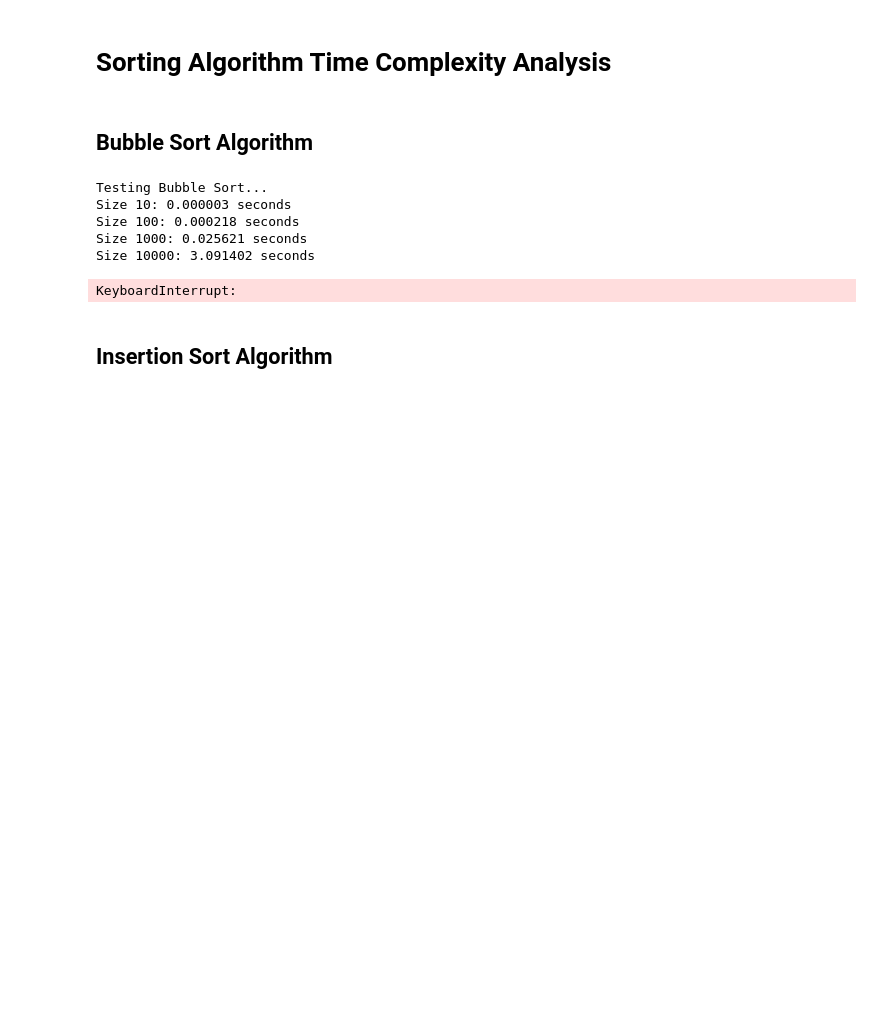
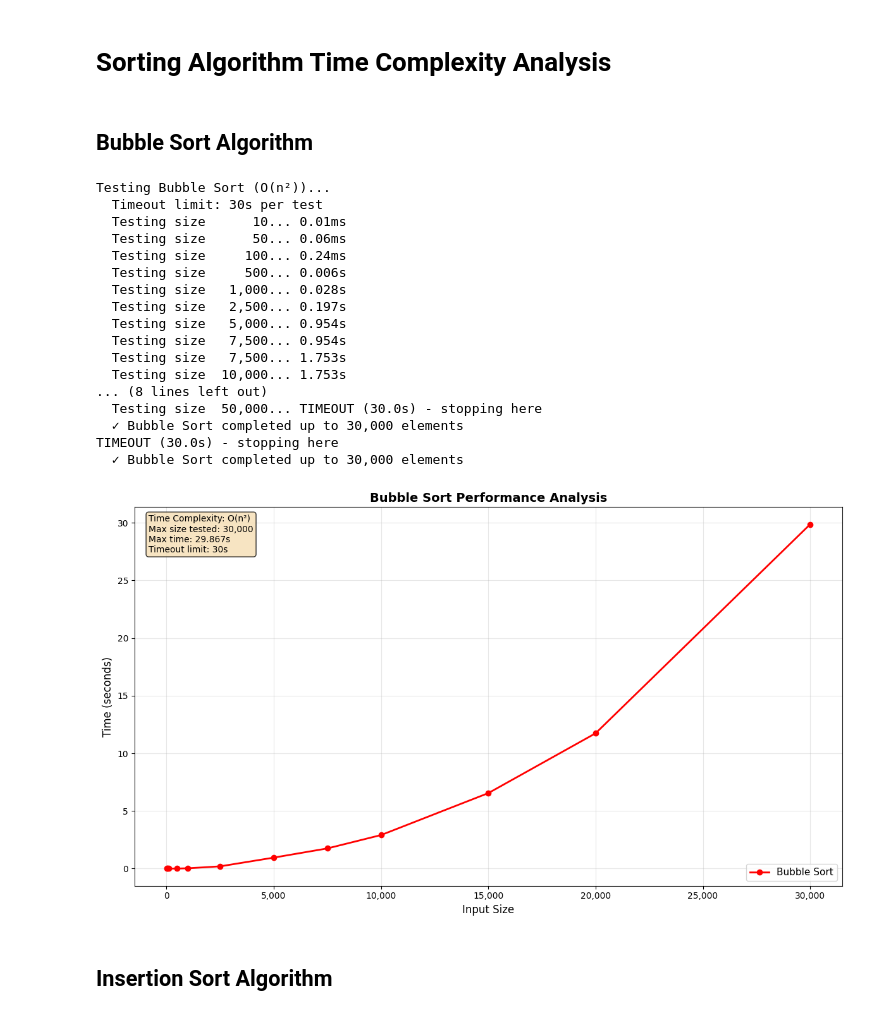
Before and after one commit to aryamaddel/DAA-college-work, a Jupyter notebook: sorting_algorithm_analysis.ipynb, the cells around one changed output. Saved outputs shown, nothing was run; the diff lists cells and outputs as text; code cells hidden in the pictures; blank space fills up the shorter version.

Commit message:
Implement code changes to enhance functionality and improve performance

```diff
--- a/sorting_algorithm_analysis.ipynb
+++ b/sorting_algorithm_analysis.ipynb
@@ -32,18 +118,25 @@ def bubble_sort(arr):
             if arr[j] > arr[j + 1]:
                 arr[j], arr[j + 1] = arr[j + 1], arr[j]
 # %%
-# Test Bubble Sort performance
-print("Testing Bubble Sort...")
-bubble_times = []
-for size in sizes:
-    avg_time = avg_time_sort(bubble_sort, size)
-    bubble_times.append(avg_time)
-    print(f"Size {size}: {avg_time:.6f} seconds")
-print()
+# Test Bubble Sort Performance
+bubble_sizes, bubble_times = test_algorithm_performance(bubble_sort, "Bubble Sort", "O(n²)")
+bubble_max_size = plot_algorithm_performance(bubble_sizes, bubble_times, "Bubble Sort", "r", "O(n²)")
 # %% [output]
-Testing Bubble Sort...
-Size 10: 0.000003 seconds
-Size 100: 0.000218 seconds
-Size 1000: 0.025621 seconds
-Size 10000: 3.091402 seconds
+Testing Bubble Sort (O(n²))...
+  Timeout limit: 30s per test
+  Testing size      10... 0.01ms
+  Testing size      50... 0.06ms
+  Testing size     100... 0.24ms
+  Testing size     500... 0.006s
+  Testing size   1,000... 0.028s
+  Testing size   2,500... 0.197s
+  Testing size   5,000... 0.954s
+  Testing size   7,500... 0.954s
+  Testing size   7,500... 1.753s
+  Testing size  10,000... 1.753s
+... (8 lines left out)
+  Testing size  50,000... TIMEOUT (30.0s) - stopping here
+  ✓ Bubble Sort completed up to 30,000 elements
+TIMEOUT (30.0s) - stopping here
+  ✓ Bubble Sort completed up to 30,000 elements
-KeyboardInterrupt:
+[figure, added]
```
Also changed, not shown: parts of 11 cells of this notebook.
